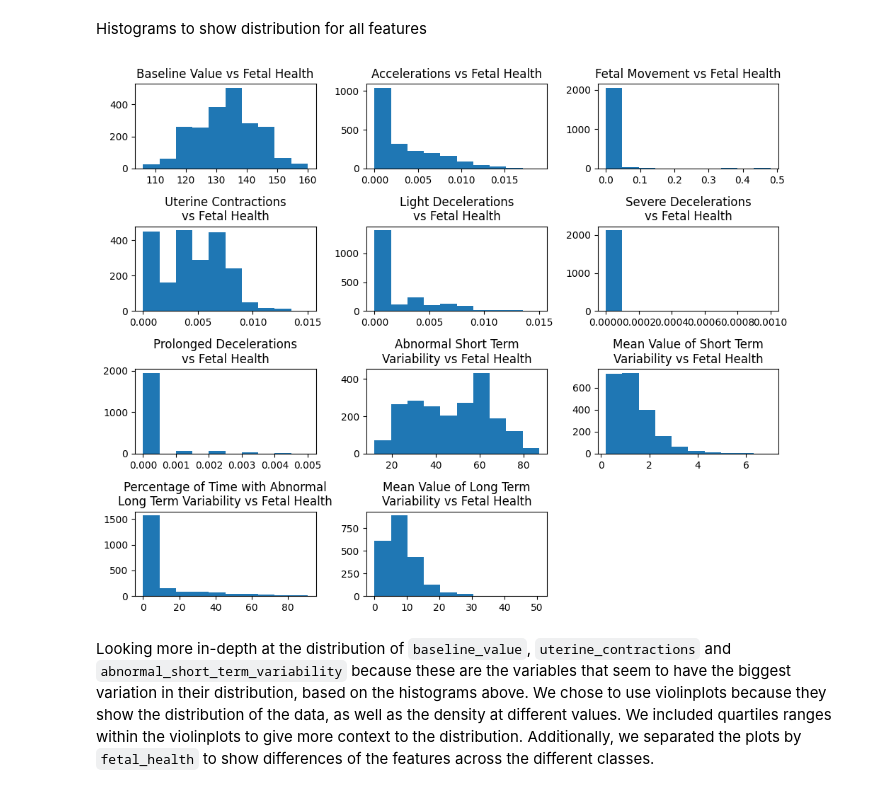
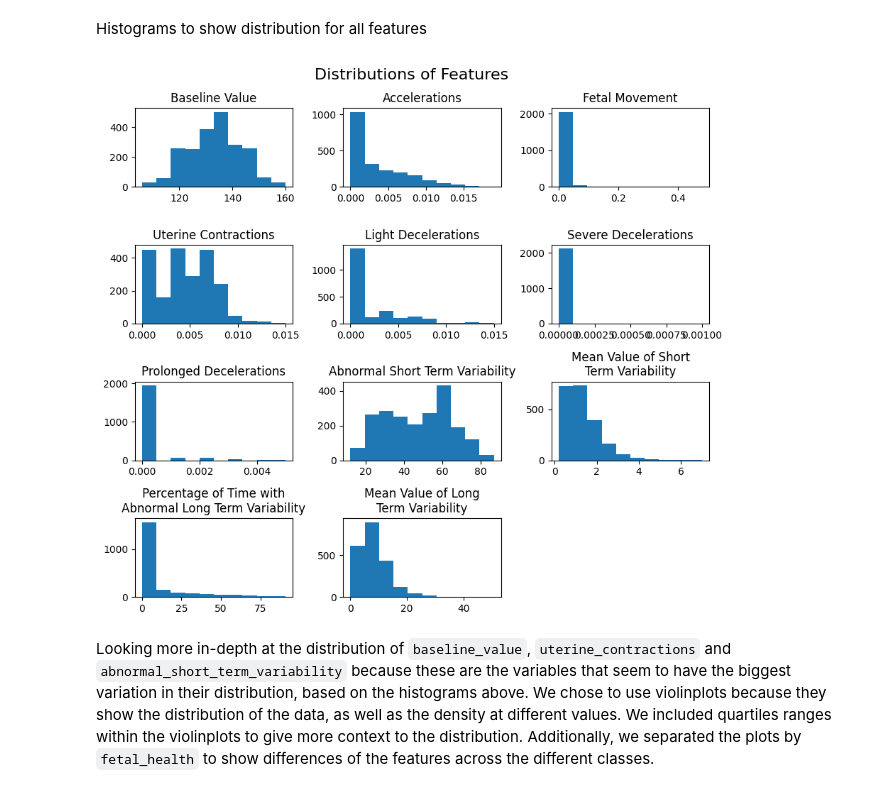
Before and after one commit to ivasslides/DS4021-Final-Project, a Jupyter notebook: Notebooks/descriptive.ipynb, the cells around one changed output. Saved outputs shown, nothing was run; the diff lists cells and outputs as text; code cells hidden in the pictures.

Commit message:
histogram edits

```diff
--- a/Notebooks/descriptive.ipynb
+++ b/Notebooks/descriptive.ipynb
@@ -66,57 +66,60 @@ plt.show()
 Histograms to show distribution for all features
 # %%
 # Histograms showing distribution for each feature
-fig, ax = plt.subplots(4, 3, figsize=(10, 8))
+fig, ax = plt.subplots(4, 3, figsize=(9, 8))
 # Flatten ax array for easy indexing
 ax = ax.flatten()
 
 # Plot histograms for each feature and add title
 ax[0].hist(X['baseline_value'])
-ax[0].set_title('Baseline Value vs Fetal Health')
+ax[0].set_title('Baseline Value')
 
 ax[1].hist(X['accelerations'])
-ax[1].set_title('Accelerations vs Fetal Health')
+ax[1].set_title('Accelerations')
 
 ax[2].hist(X['fetal_movement'])
-ax[2].set_title('Fetal Movement vs Fetal Health')
+ax[2].set_title('Fetal Movement')
 
 ax[3].hist(X['uterine_contractions'])
-ax[3].set_title('Uterine Contractions\nvs Fetal Health')
+ax[3].set_title('Uterine Contractions')
 
 ax[4].hist(X['light_decelerations'])
-ax[4].set_title('Light Decelerations\nvs Fetal Health')
+ax[4].set_title('Light Decelerations')
 
 ax[5].hist(X['severe_decelerations'])
-ax[5].set_title('Severe Decelerations\nvs Fetal Health')
+ax[5].set_title('Severe Decelerations')
 
 ax[6].hist(X['prolongued_decelerations'])
-ax[6].set_title('Prolonged Decelerations\nvs Fetal Health')
+ax[6].set_title('Prolonged Decelerations')
 
 ax[7].hist(X['abnormal_short_term_variability'])
-ax[7].set_title('Abnormal Short Term\nVariability vs Fetal Health')
+ax[7].set_title('Abnormal Short Term Variability')
 
 ax[8].hist(X['mean_value_of_short_term_variability'])
-ax[8].set_title('Mean Value of Short Term\nVariability vs Fetal Health')
+ax[8].set_title('Mean Value of Short\nTerm Variability')
 
 ax[9].hist(X['percentage_of_time_with_abnormal_long_term_variability'])
-ax[9].set_title('Percentage of Time with Abnormal\nLong Term Variability vs Fetal Health')
+ax[9].set_title('Percentage of Time with\nAbnormal Long Term Variability')
 
 ax[10].hist(X['mean_value_of_long_term_variability'])
-ax[10].set_title('Mean Value of Long Term\nVariability vs Fetal Health')
+ax[10].set_title('Mean Value of Long\nTerm Variability')
 
 # Delete last, empty plot space
 fig.delaxes(ax[11])
 
 # Adjusting layout to leave more space for titles
-fig.subplots_adjust(hspace=0.8, wspace=0.6)
+fig.subplots_adjust(hspace=0.8, wspace=0.4)
+
+# Create one overall title for the figure
+fig.suptitle('Distributions of Features', fontsize=16)
 
 # Saving histograms as PNG
 plt.savefig('../Outputs/feature_histograms.png', dpi=300)
 
 plt.tight_layout()
 plt.show()
 # %% [output]
-[figure, old version]
+[figure, new version]
 # %% [markdown]
 Looking more in-depth at the distribution of `baseline_value`, `uterine_contractions` and `abnormal_short_term_variability` because these are the variables that seem to have the biggest variation in their distribution, based on the histograms above. We chose to use violinplots because they show the distribution of the data, as well as the density at different values. We included quartiles ranges within the violinplots to give more context to the distribution. Additionally, we separated the plots by `fetal_health` to show differences of the features across the different classes.
 # %%
```
Also changed, not shown: 1 other file.
